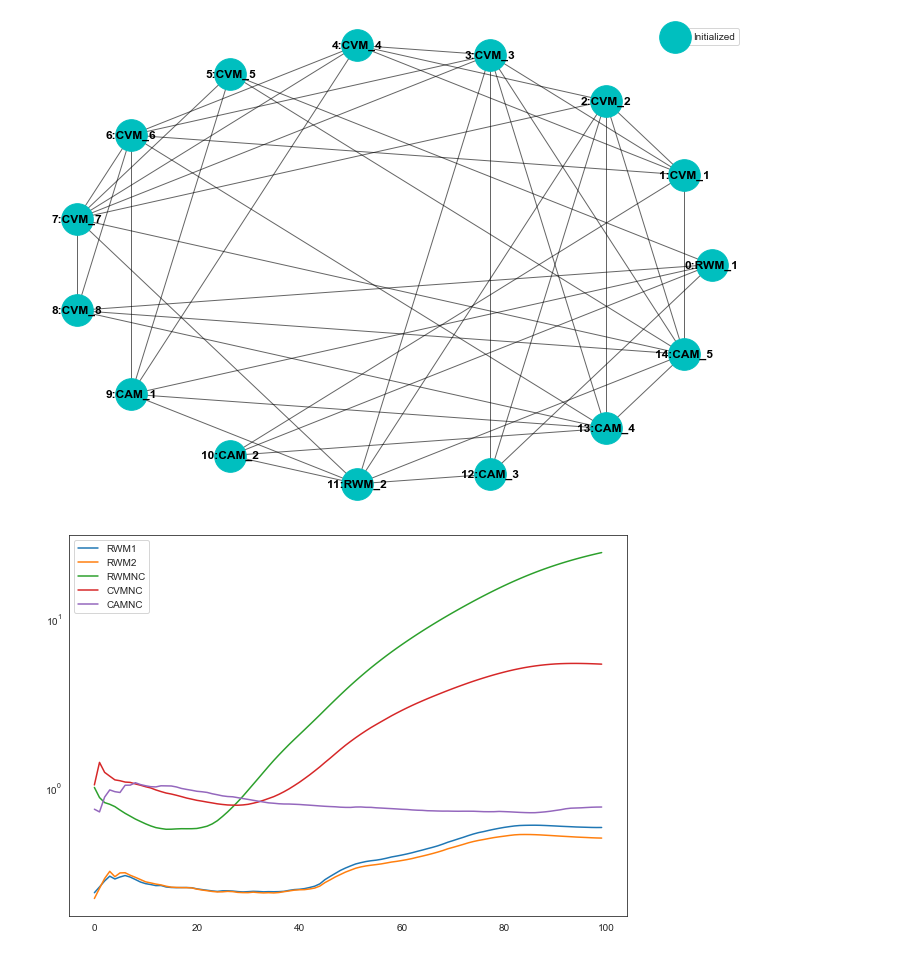
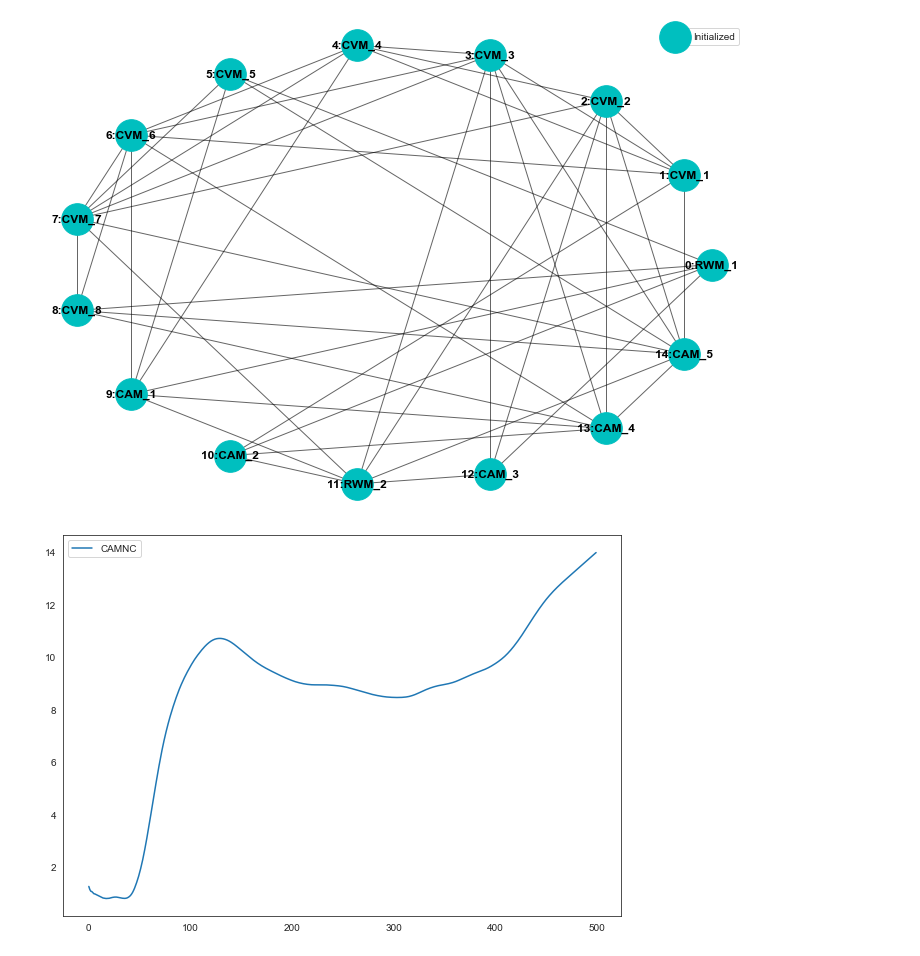
Before and after one commit to maiquang/maithanh-thesis-src, a Jupyter notebook: sim_template.ipynb, the cells around one changed output. Saved outputs shown, nothing was run; the diff lists cells and outputs as text; code cells hidden in the pictures.

```diff
--- a/sim_template.ipynb
+++ b/sim_template.ipynb
@@ -22,10 +24,11 @@ The autoreload extension is already loaded. To reload it, use:
 # Simulation parameters
 RUNS = 10
 NETWORK_FILE = "./networks/network_15_6.pkl"
+FILEPATH_CSV = "./sim_results/avg_rmse.csv"
 RANDOM_SEED = None
 
 # Trajectory generator parameters
-ndat = 100
+ndat = 500
 q = 9.5e-5  # Process noise intensity
 r = 1.3  # Observation noise std
 TRAJ_MODEL = CAModel(q, r)
@@ -34,7 +37,7 @@ INIT_STATE = np.zeros(6)
 # Additional filter parameters
 c_rwm = 10  # RWM process noise scaling constant
 expf = 0.95  # Exponential forgetting param
-reset_thresh = 10.0  # Filter reset threshold (Euclidean distance from centroid)
+reset_thresh = 5.0  # Filter reset threshold (Euclidean distance from centroid)
 # %%
 # Generate a trajectory
 traj = Trajectory(
@@ -136,15 +139,15 @@ rmse_cvmnc /= RUNS
 rmse_camnc /= RUNS
 # %%
 plt.figure(figsize=(10, 7))
-plt.plot(rmse_rwm1[:, 0], label="RWM1")
-plt.plot(rmse_rwm2[:, 0], label="RWM2")
+# plt.plot(rmse_rwm1[:, 0], label="RWM1")
+# plt.plot(rmse_rwm2[:, 0], label="RWM2")
 
-plt.plot(rmse_rwmnc[:, 0], label="RWMNC")
-plt.plot(rmse_cvmnc[:, 0], label="CVMNC")
-plt.plot(rmse_camnc[:, 0], label="CAMNC")
+# plt.plot(rmse_rwmnc[:, 0], label="RWMNC")
+# plt.plot(rmse_cvmnc[:, 0], label="CVMNC")
+plt.plot(rmse_cvmnc[:, 0], label="CAMNC")
 
-plt.yscale("log", base=10)
+# plt.yscale("log", base=10)
 plt.legend()
 plt.show()
 # %% [output]
-[figure, old version]
+[figure, new version]
```
Also changed, not shown: parts of 6 cells of this notebook, 1 other file.
